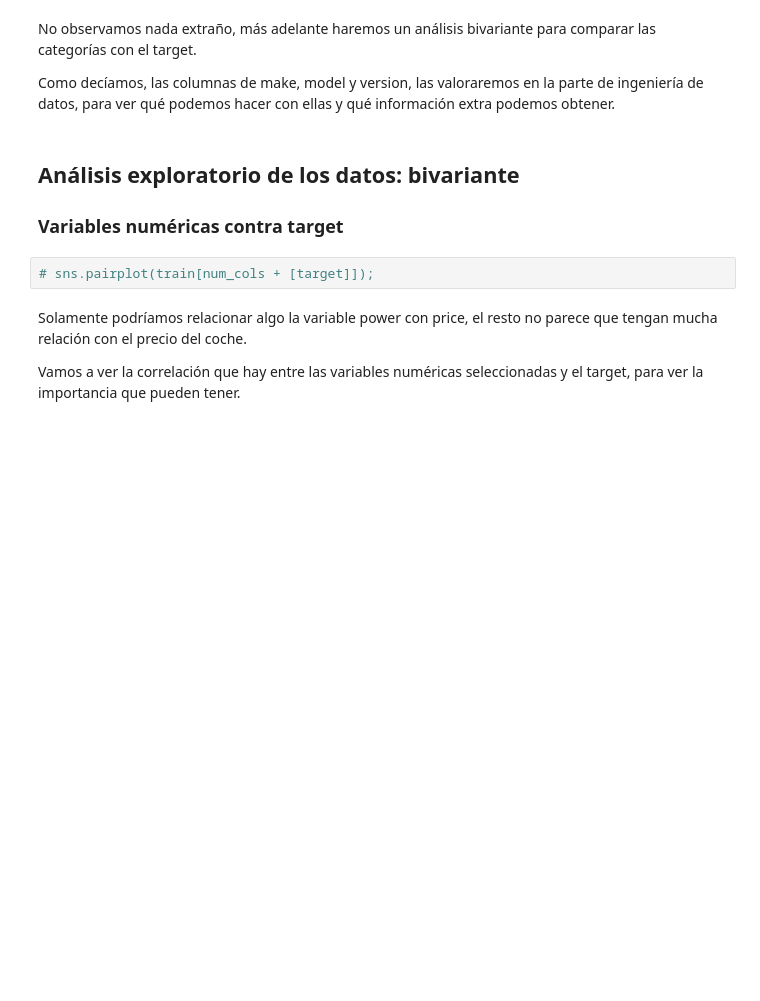
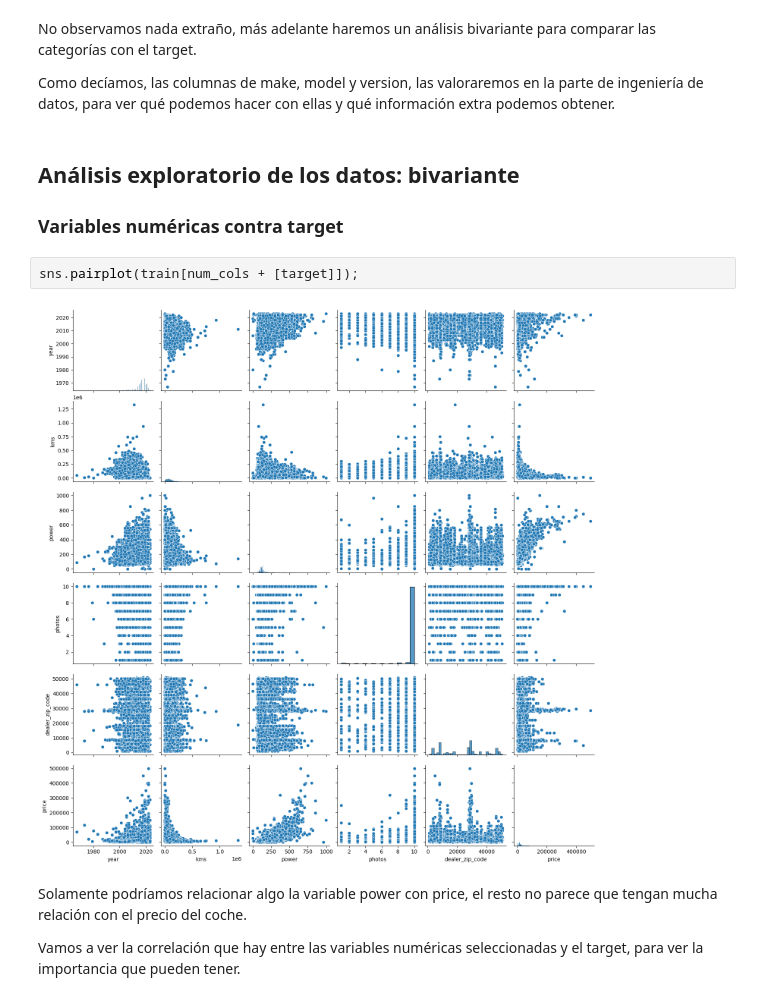
Before and after one commit to mPuchadesdo/ML_Coches-de-segunda-mano, a Jupyter notebook: src/results_notebook/results_notebook.ipynb, the cells around one changed output. Saved outputs shown, nothing was run; the diff lists cells and outputs as text; blank space fills up the shorter version.

```diff
--- a/src/results_notebook/results_notebook.ipynb
+++ b/src/results_notebook/results_notebook.ipynb
@@ -427,7 +432,9 @@ Como decíamos, las columnas de make, model y version, las valoraremos en la par
 
 ### Variables numéricas contra target
 # %%
-# sns.pairplot(train[num_cols + [target]]);
+sns.pairplot(train[num_cols + [target]]);
+# %% [output]
+[figure, added]
 # %% [markdown]
 Solamente podríamos relacionar algo la variable power con price, el resto no parece que tengan mucha relación con el precio del coche.
 
```
Also changed, not shown: parts of 18 cells of this notebook, 17 other files.
